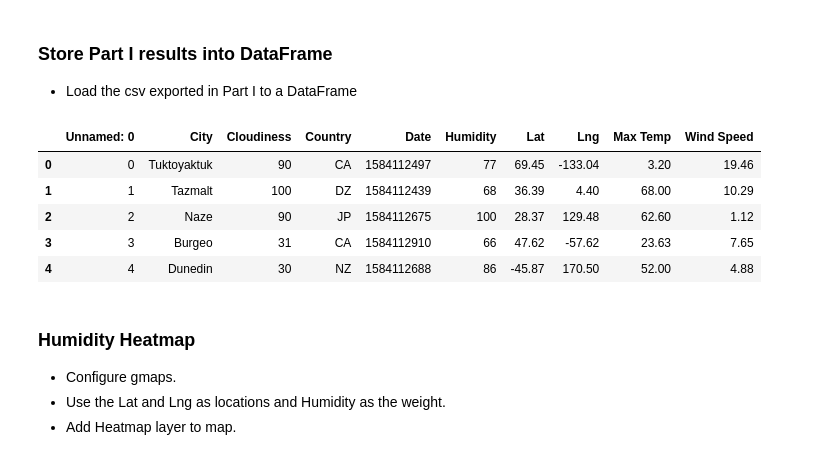
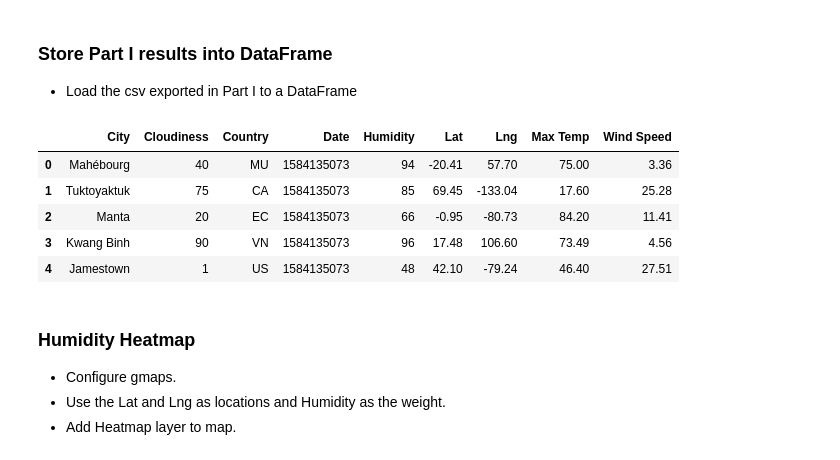
Before and after one commit to annmcnamara/API-Challenge, a Jupyter notebook: VacationPy.ipynb, the cells around one changed output. Drawn from its saved outputs; the diff is of its cells as text; code cells hidden in the pictures.

```diff
--- a/VacationPy.ipynb
+++ b/VacationPy.ipynb
@@ -21,18 +20,18 @@ from api_keys import weather_api_key
 * Load the csv exported in Part I to a DataFrame
 # %%
 # read the csv into a dataframe
-cities_df = pd.read_csv('./citiesA.csv')
+cities_df = pd.read_csv('./output_data/cities.csv', encoding="utf-8")
 # drop any na rows
 cities_df.dropna()
 # Check the dataframe by examining just the head
 cities_df.head()
 # %% [output]
-|  | Unnamed: 0 | City | Cloudiness | Country | Date | Humidity | Lat | Lng | Max Temp | Wind Speed |
-| 0 | 0 | Tuktoyaktuk | 90 | CA | 1584112497 | 77 | 69.45 | -133.04 | 3.20 | 19.46 |
-| 1 | 1 | Tazmalt | 100 | DZ | 1584112439 | 68 | 36.39 | 4.40 | 68.00 | 10.29 |
-| 2 | 2 | Naze | 90 | JP | 1584112675 | 100 | 28.37 | 129.48 | 62.60 | 1.12 |
-| 3 | 3 | Burgeo | 31 | CA | 1584112910 | 66 | 47.62 | -57.62 | 23.63 | 7.65 |
-| 4 | 4 | Dunedin | 30 | NZ | 1584112688 | 86 | -45.87 | 170.50 | 52.00 | 4.88 |
+|  | City | Cloudiness | Country | Date | Humidity | Lat | Lng | Max Temp | Wind Speed |
+| 0 | Mahébourg | 40 | MU | 1584135073 | 94 | -20.41 | 57.70 | 75.00 | 3.36 |
+| 1 | Tuktoyaktuk | 75 | CA | 1584135073 | 85 | 69.45 | -133.04 | 17.60 | 25.28 |
+| 2 | Manta | 20 | EC | 1584135073 | 66 | -0.95 | -80.73 | 84.20 | 11.41 |
+| 3 | Kwang Binh | 90 | VN | 1584135073 | 96 | 17.48 | 106.60 | 73.49 | 4.56 |
+| 4 | Jamestown | 1 | US | 1584135073 | 48 | 42.10 | -79.24 | 46.40 | 27.51 |
 # %% [markdown]
 ### Humidity Heatmap
 * Configure gmaps.
```
Also changed, not shown: parts of 6 cells of this notebook, 6 other files.
